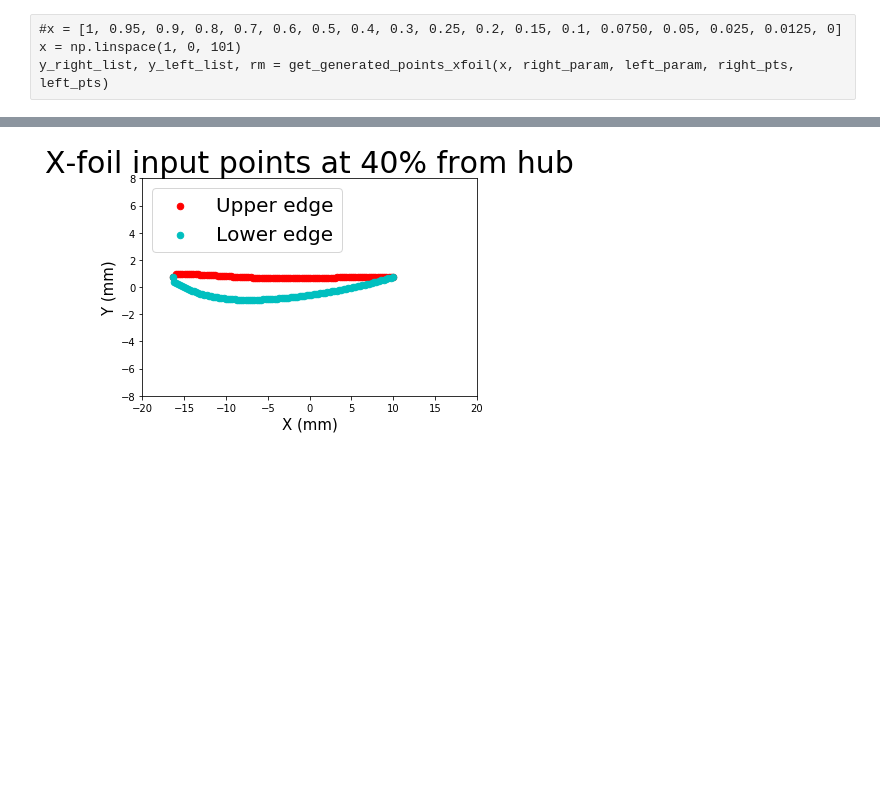
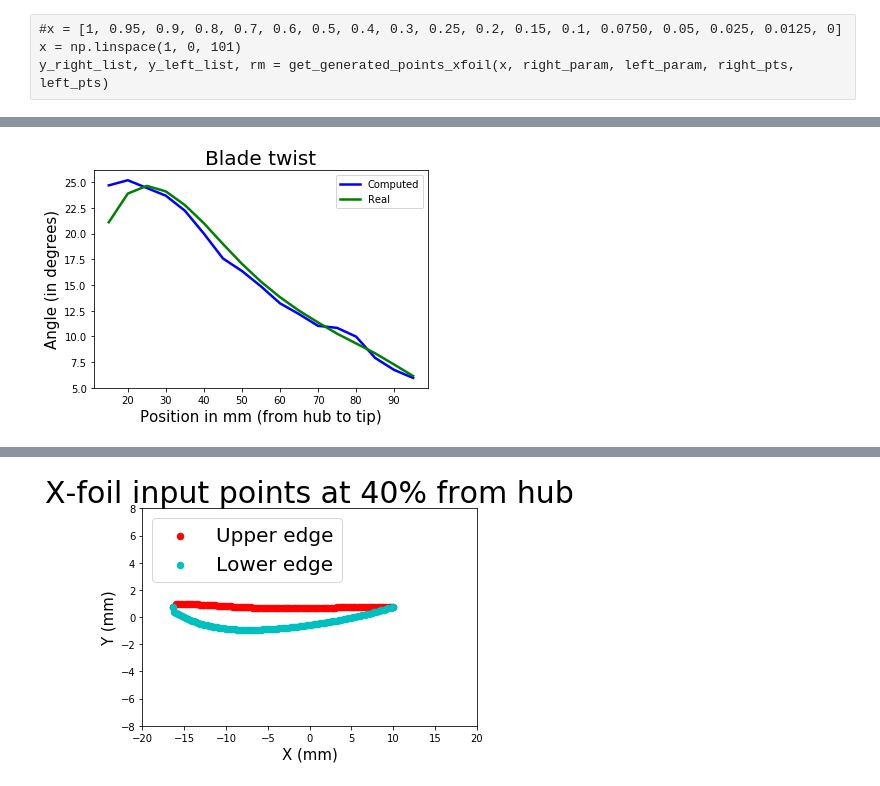
Before and after one commit to PaulineMauryL/PropellerProject, a Jupyter notebook: Xfoil.ipynb, the cells around one changed output, grey strips where cells are left out. Saved outputs shown, nothing was run; the diff lists cells and outputs as text; code cells hidden in the pictures; blank space fills up the shorter version.

```diff
--- a/Xfoil.ipynb
+++ b/Xfoil.ipynb
@@ -68,0 +125,4 @@ blade_twist
+# %%
+plot_blade_twist_comparison(blade_twist, positions[:-1])
+# %% [output]
+[figure, added]
```
Also changed, not shown: parts of 11 cells of this notebook, 4 other files.
